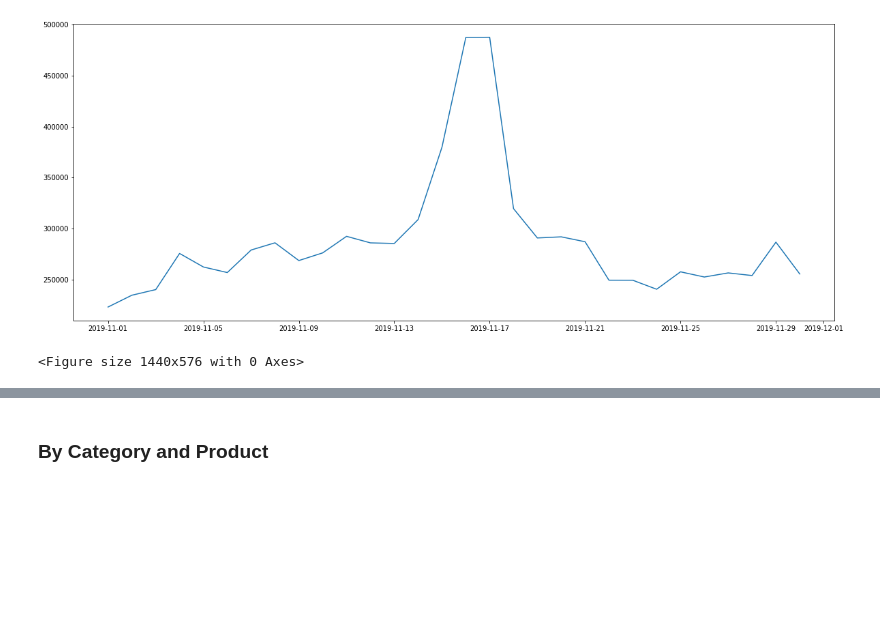
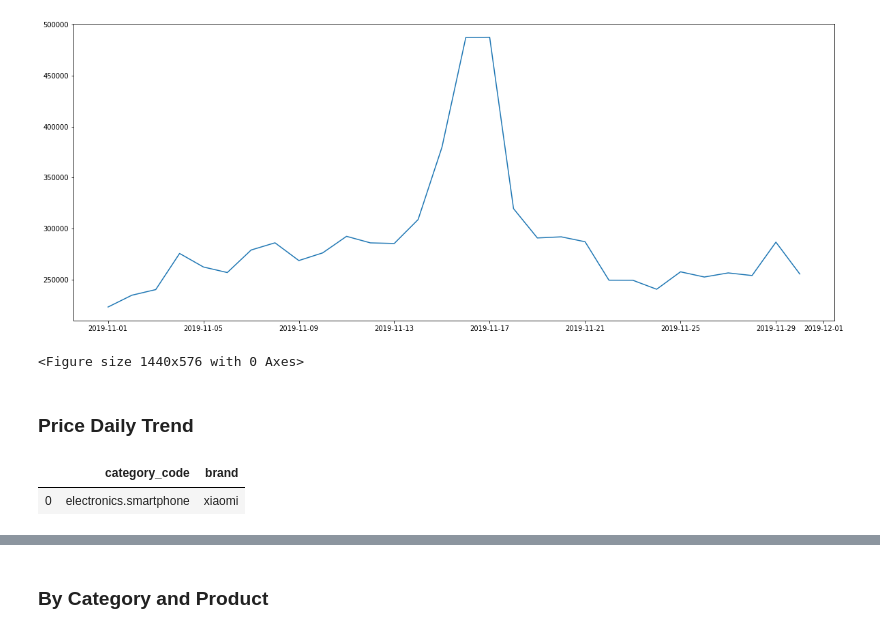
Before and after one commit to andypwyu/eCommerce-behavior, a Jupyter notebook: eCommerce behavior data from multi category store.ipynb, the cells around one changed output, grey strips where cells are left out. Saved outputs shown, nothing was run; the diff lists cells and outputs as text; code cells hidden in the pictures; blank space fills up the shorter version.

```diff
--- a/eCommerce behavior data from multi category store.ipynb
+++ b/eCommerce behavior data from multi category store.ipynb
@@ -70,3 +70,11 @@ plt.savefig('Vistors_Daily_Trend.png')
 # %% [output]
 [figure]
 <Figure size 1440x576 with 0 Axes>
+# %% [markdown]
+### Price Daily Trend
+# %%
+product_id = 1003461 # Enter product_id
+data[data['product_id'] == product_id][['category_code','brand']].head(1)
+# %% [output]
+|  | category_code | brand |
+| 0 | electronics.smartphone | xiaomi |
```
Also changed, not shown: parts of 13 cells of this notebook.
